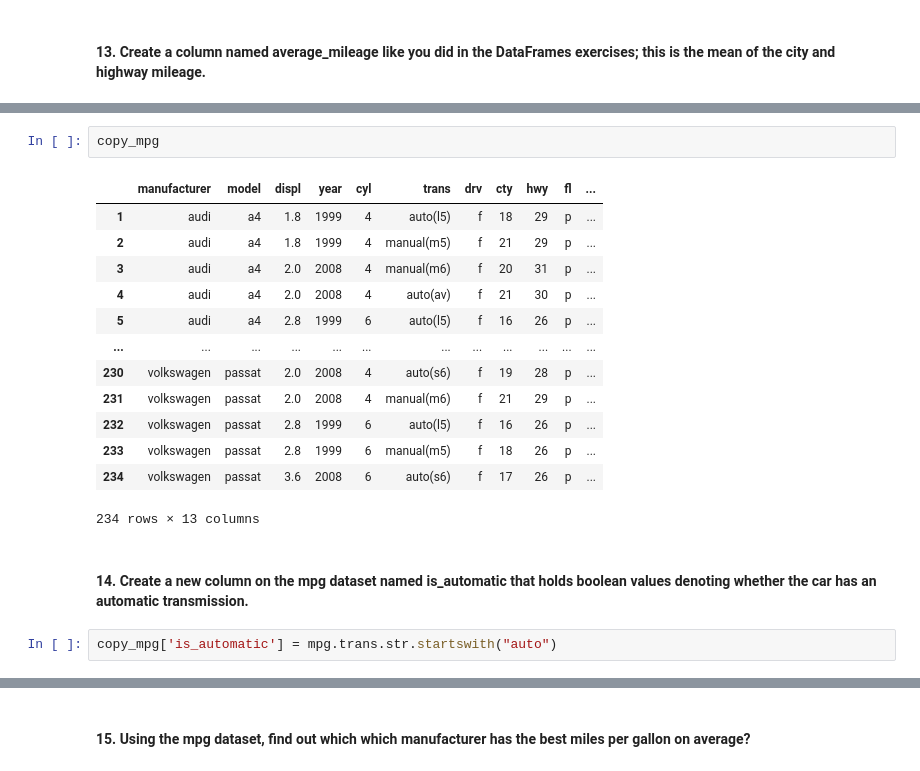
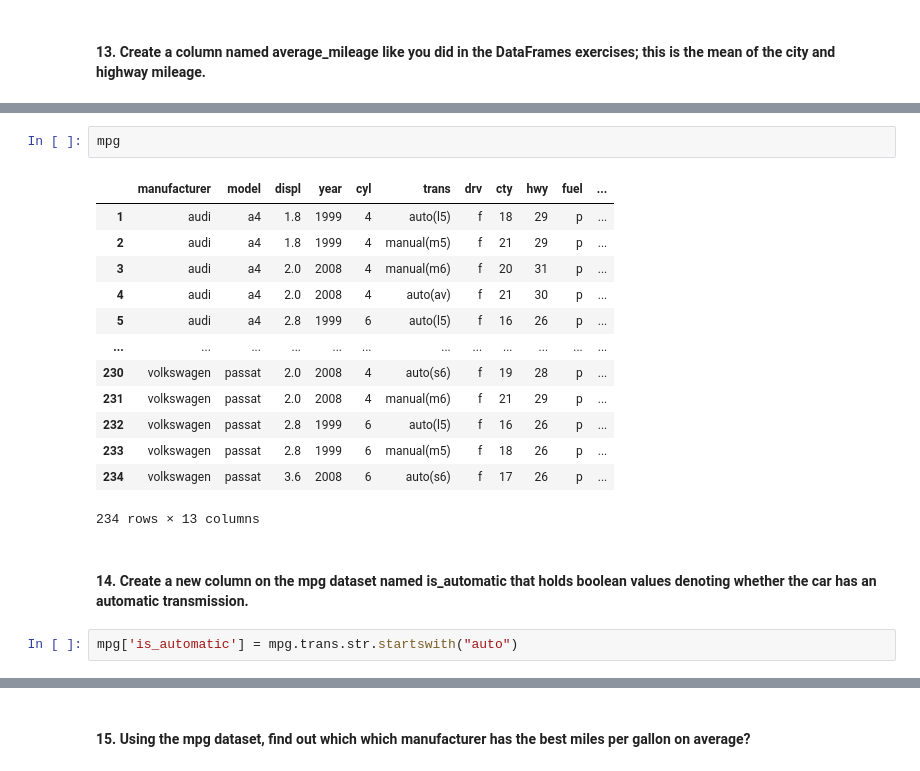
Before and after one commit to Jason-Tellez/numpy-pandas-visualization-exercises, a Jupyter notebook: advanced_dataframes.ipynb, the cells around one changed output, grey strips where cells are left out. Drawn from its saved outputs; the diff is of its cells as text.

```diff
--- a/advanced_dataframes.ipynb
+++ b/advanced_dataframes.ipynb
@@ -350,20 +345,20 @@ copy_mpg['average_mileage'] = round((copy_mpg.cty + copy_mpg.hwy) / 2, 2)
-# %%
-copy_mpg
-# %% [output]
-|  | manufacturer | model | displ | year | cyl | trans | drv | cty | hwy | fl | ... |
-| 1 | audi | a4 | 1.8 | 1999 | 4 | auto(l5) | f | 18 | 29 | p | ... |
-| 2 | audi | a4 | 1.8 | 1999 | 4 | manual(m5) | f | 21 | 29 | p | ... |
-| 3 | audi | a4 | 2.0 | 2008 | 4 | manual(m6) | f | 20 | 31 | p | ... |
-| 4 | audi | a4 | 2.0 | 2008 | 4 | auto(av) | f | 21 | 30 | p | ... |
-| 5 | audi | a4 | 2.8 | 1999 | 6 | auto(l5) | f | 16 | 26 | p | ... |
-| ... | ... | ... | ... | ... | ... | ... | ... | ... | ... | ... | ... |
-| 230 | volkswagen | passat | 2.0 | 2008 | 4 | auto(s6) | f | 19 | 28 | p | ... |
-| 231 | volkswagen | passat | 2.0 | 2008 | 4 | manual(m6) | f | 21 | 29 | p | ... |
-| 232 | volkswagen | passat | 2.8 | 1999 | 6 | auto(l5) | f | 16 | 26 | p | ... |
-| 233 | volkswagen | passat | 2.8 | 1999 | 6 | manual(m5) | f | 18 | 26 | p | ... |
-| 234 | volkswagen | passat | 3.6 | 2008 | 6 | auto(s6) | f | 17 | 26 | p | ... |
-234 rows × 13 columns
+# %%
+mpg
+# %% [output]
+|  | manufacturer | model | displ | year | cyl | trans | drv | cty | hwy | fuel | ... |
+| 1 | audi | a4 | 1.8 | 1999 | 4 | auto(l5) | f | 18 | 29 | p | ... |
+| 2 | audi | a4 | 1.8 | 1999 | 4 | manual(m5) | f | 21 | 29 | p | ... |
+| 3 | audi | a4 | 2.0 | 2008 | 4 | manual(m6) | f | 20 | 31 | p | ... |
+| 4 | audi | a4 | 2.0 | 2008 | 4 | auto(av) | f | 21 | 30 | p | ... |
+| 5 | audi | a4 | 2.8 | 1999 | 6 | auto(l5) | f | 16 | 26 | p | ... |
+| ... | ... | ... | ... | ... | ... | ... | ... | ... | ... | ... | ... |
+| 230 | volkswagen | passat | 2.0 | 2008 | 4 | auto(s6) | f | 19 | 28 | p | ... |
+| 231 | volkswagen | passat | 2.0 | 2008 | 4 | manual(m6) | f | 21 | 29 | p | ... |
+| 232 | volkswagen | passat | 2.8 | 1999 | 6 | auto(l5) | f | 16 | 26 | p | ... |
+| 233 | volkswagen | passat | 2.8 | 1999 | 6 | manual(m5) | f | 18 | 26 | p | ... |
+| 234 | volkswagen | passat | 3.6 | 2008 | 6 | auto(s6) | f | 17 | 26 | p | ... |
+234 rows × 13 columns
 # %% [markdown]
 #### 14. Create a new column on the mpg dataset named is_automatic that holds boolean values denoting whether the car has an automatic transmission.
 # %%
-copy_mpg['is_automatic'] = mpg.trans.str.startswith("auto")
+mpg['is_automatic'] = mpg.trans.str.startswith("auto")
```
Also changed, not shown: parts of 13 cells of this notebook.
